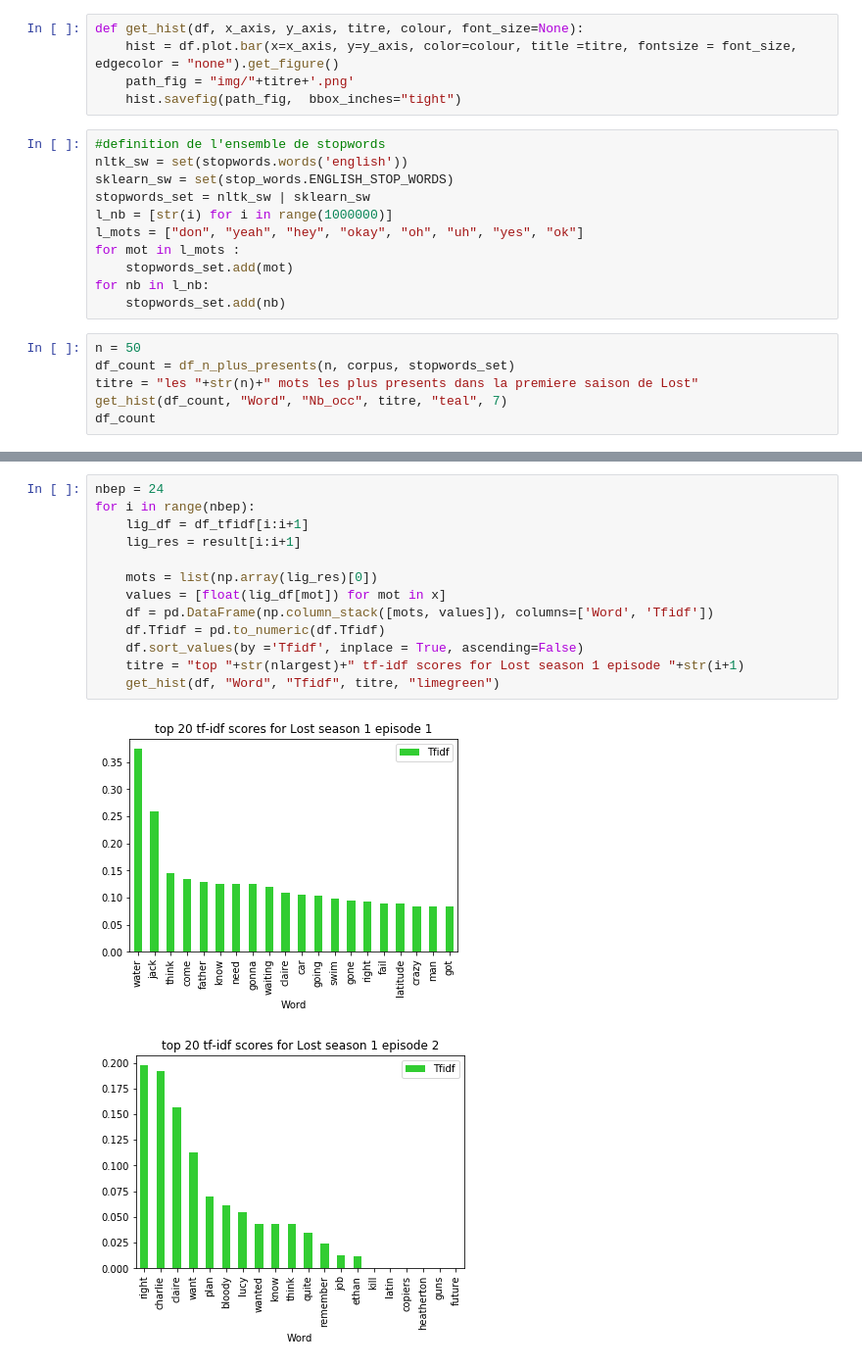
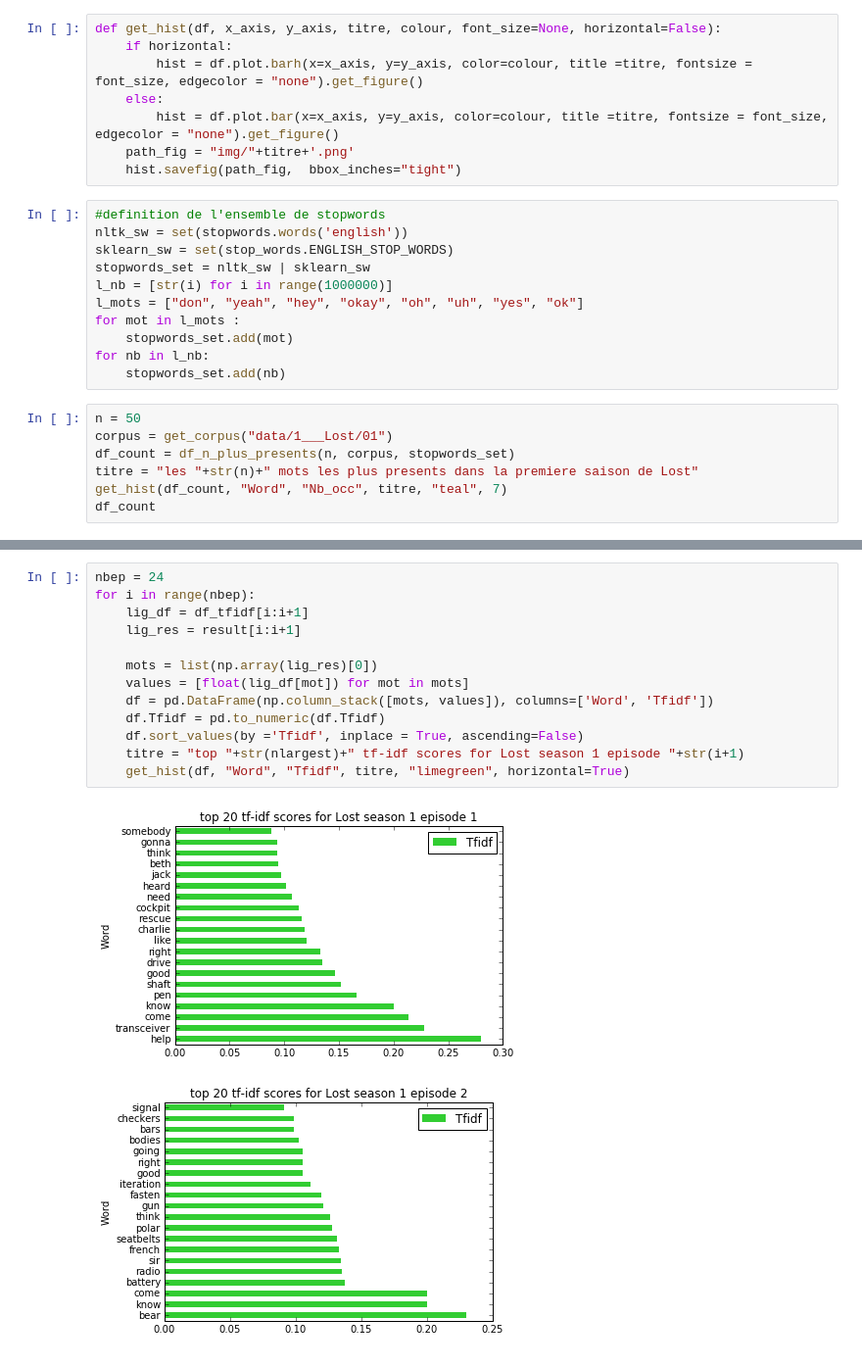
Before and after one commit to constance-scherer/PLDAC_Recommandation_analyse_sous_titres, a Jupyter notebook: test_lecture_saison.ipynb, the cells around one changed output, grey strips where cells are left out. Shown: that part at 98% size. Cells and saved outputs as stored; diff of their text form.

Commit message:
update orientaion des histogrammes

```diff
--- a/test_lecture_saison.ipynb
+++ b/test_lecture_saison.ipynb
@@ -65,8 +65,11 @@ def df_n_plus_presents(n, corpus, stopwords_set):
 
     return df
 # %%
-def get_hist(df, x_axis, y_axis, titre, colour, font_size=None):
-    hist = df.plot.bar(x=x_axis, y=y_axis, color=colour, title =titre, fontsize = font_size, edgecolor = "none").get_figure()
+def get_hist(df, x_axis, y_axis, titre, colour, font_size=None, horizontal=False):
+    if horizontal:
+        hist = df.plot.barh(x=x_axis, y=y_axis, color=colour, title =titre, fontsize = font_size, edgecolor = "none").get_figure()
+    else:
+        hist = df.plot.bar(x=x_axis, y=y_axis, color=colour, title =titre, fontsize = font_size, edgecolor = "none").get_figure()
     path_fig = "img/"+titre+'.png'
     hist.savefig(path_fig,  bbox_inches="tight")
 # %%
@@ -82,6 +85,7 @@ for nb in l_nb:
     stopwords_set.add(nb)
 # %%
 n = 50
+corpus = get_corpus("data/1___Lost/01")
 df_count = df_n_plus_presents(n, corpus, stopwords_set)
 titre = "les "+str(n)+" mots les plus presents dans la premiere saison de Lost"
 get_hist(df_count, "Word", "Nb_occ", titre, "teal", 7)
@@ -139,16 +143,16 @@ result.head()
 # %%
 nbep = 24
 for i in range(nbep):
     lig_df = df_tfidf[i:i+1]
     lig_res = result[i:i+1]
 
     mots = list(np.array(lig_res)[0])
-    values = [float(lig_df[mot]) for mot in x]
+    values = [float(lig_df[mot]) for mot in mots]
     df = pd.DataFrame(np.column_stack([mots, values]), columns=['Word', 'Tfidf'])
     df.Tfidf = pd.to_numeric(df.Tfidf)
     df.sort_values(by ='Tfidf', inplace = True, ascending=False)
     titre = "top "+str(nlargest)+" tf-idf scores for Lost season 1 episode "+str(i+1)
-    get_hist(df, "Word", "Tfidf", titre, "limegreen")
+    get_hist(df, "Word", "Tfidf", titre, "limegreen", horizontal=True)
 # %% [output]
-[figure, old version]
+[figure, new version]
-[figure, old version]
+[figure, new version]
```
Also changed, not shown: parts of 4 cells of this notebook, 25 other files.
